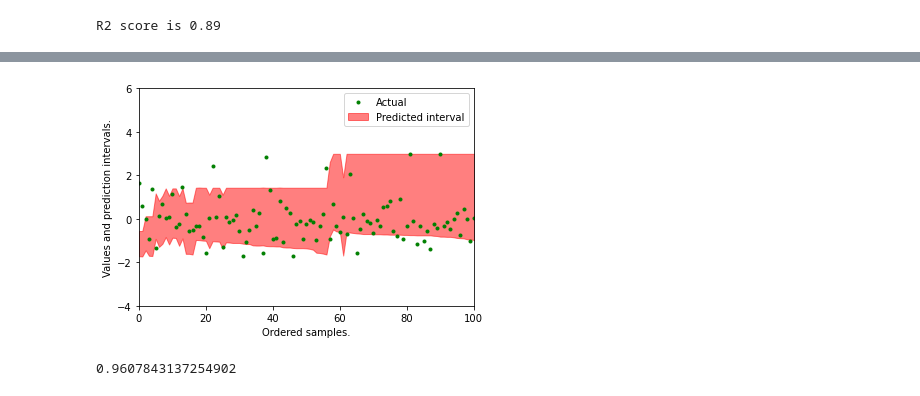
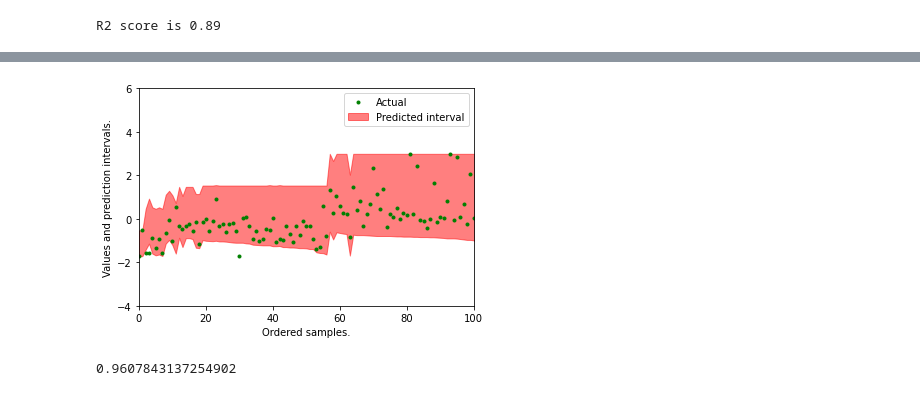
Before and after one commit to dataman-git/codes_for_articles, a Jupyter notebook: From Quantile Regression to Quantile Random Forests.ipynb, the cells around one changed output, grey strips where cells are left out. Saved outputs shown, nothing was run; the diff lists cells and outputs as text; code cells hidden in the pictures.

Commit message:
fix reset_index()

```diff
--- a/From Quantile Regression to Quantile Random Forests.ipynb
+++ b/From Quantile Regression to Quantile Random Forests.ipynb
@@ -88,0 +109,5 @@ import matplotlib.pyplot as plt
+# %%
+q = 0.5
+Y_test_pred = Q_reg.QuantReg(Y_train, X_train).fit(q=q).predict(X_test)
+r2 = metrics.r2_score(Y_test,Y_test_pred)
+print('R2 score is {}'.format(r2) )
@@ -230,14 +246,18 @@ plt.show()
 # %%
-plt.plot(GBM_actual_pred['actual'],'go',markersize=3,label='Actual')
-plt.fill_between(
-    np.arange(GBM_actual_pred.shape[0]), GBM_actual_pred[0.01], GBM_actual_pred[0.99], alpha=0.5, color="r",
-    label="Predicted interval")
-plt.xlabel("Ordered samples.")
-plt.ylabel("Values and prediction intervals.")
-plt.xlim([0, 100])
-plt.ylim([-4, 6])
-plt.legend()
-plt.show()
+def showIntervals(df):
+    df = df.reset_index(drop='index')
+    plt.plot(df['actual'],'go',markersize=3,label='Actual')
+    plt.fill_between(
+        np.arange(df.shape[0]), df[0.01], df[0.99], alpha=0.5, color="r",
+        label="Predicted interval")
+    plt.xlabel("Ordered samples.")
+    plt.ylabel("Values and prediction intervals.")
+    plt.xlim([0, 100])
+    plt.ylim([-4, 6])
+    plt.legend()
+    plt.show()
+
+showIntervals(GBM_actual_pred)
 # %% [output]
-[figure, old version]
+[figure, new version]
 # %%
```
Also changed, not shown: parts of 15 cells of this notebook.
